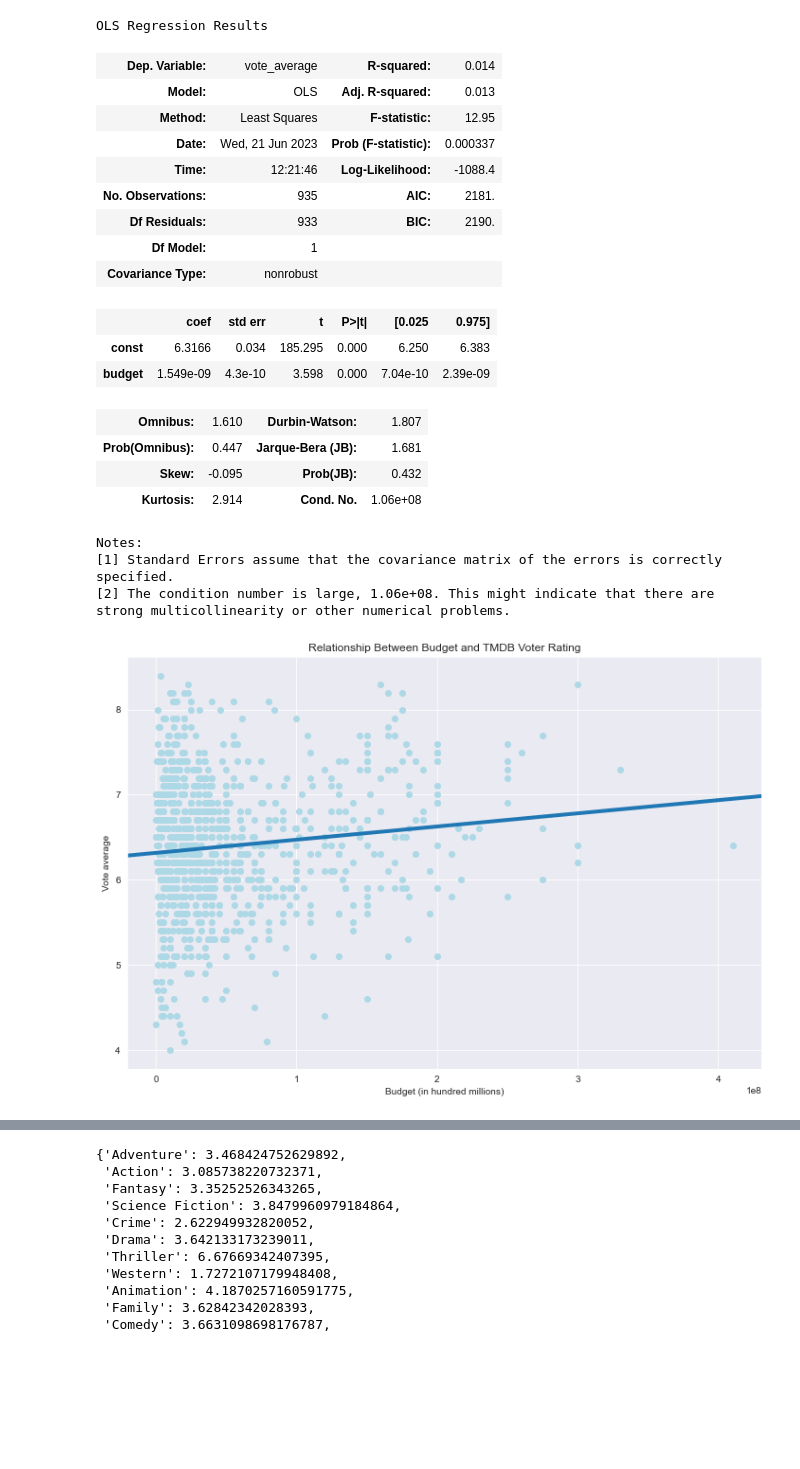
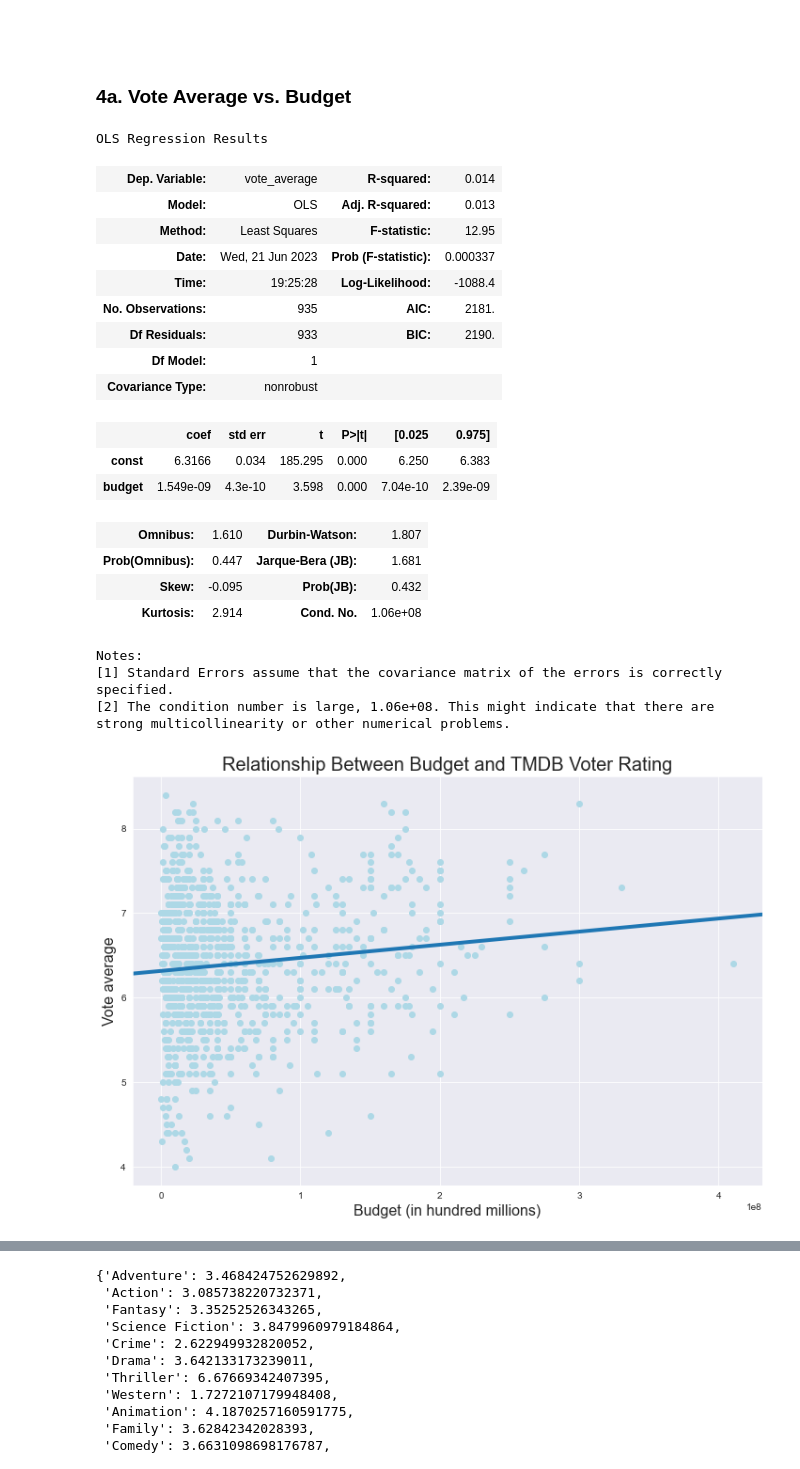
Before and after one commit to xuqc01/Movie-Data-Analysis, a Jupyter notebook: movie-data-analysis.ipynb, the cells around one changed output, grey strips where cells are left out. Drawn from its saved outputs; the diff is of its cells as text; code cells hidden in the pictures; blank space fills up the shorter version.

```diff
--- a/movie-data-analysis.ipynb
+++ b/movie-data-analysis.ipynb
@@ -124,10 +156,11 @@ columns_to_drop = ['index',
                     'movie',
                     'production_budget',
                     'foreign_gross',
-                    'death_year']
+                    'death_year',
+                    'original_language']
 movies.drop(columns_to_drop, axis=1, inplace=True)
 
 # Remove rows that have missing values
 movies.dropna(inplace=True)
-movies.info()
+movies.head()
 # %% [output]
@@ -155,3 +179,11 @@ memory usage: 109.6+ KB
+# %%
+# x, y, and title size for plotting
+title_size = 20
+label_size = 16
+# %% [markdown]
+##
+# %% [markdown]
+### 4a. Vote Average vs. Budget
 # %%
 budget = movies['budget']
 vote_average = movies['vote_average']
@@ -165,7 +197,7 @@ OLS Regression Results
 | Model: | OLS | Adj. R-squared: | 0.013 |
 | Method: | Least Squares | F-statistic: | 12.95 |
 | Date: | Wed, 21 Jun 2023 | Prob (F-statistic): | 0.000337 |
-| Time: | 12:21:46 | Log-Likelihood: | -1088.4 |
+| Time: | 19:25:28 | Log-Likelihood: | -1088.4 |
 | No. Observations: | 935 | AIC: | 2181. |
 | Df Residuals: | 933 | BIC: | 2190. |
 | Df Model: | 1 |  |  |
@@ -183,12 +215,12 @@ Notes:
 strong multicollinearity or other numerical problems.
 # %%
 # Plotting the vote_average vs. budget
-fig, ax=plt.subplots(figsize=(12,8))
+fig, ax = plt.subplots(figsize=(12,8))
 ax.scatter(budget, vote_average, color='lightblue')
-ax.set_xlabel('Budget (in hundred millions)')
-ax.set_ylabel('Vote average')
-ax.set_title('Relationship Between Budget and TMDB Voter Rating')
+ax.set_xlabel('Budget (in hundred millions)', fontsize=label_size)
+ax.set_ylabel('Vote average', fontsize=label_size)
+ax.set_title('Relationship Between Budget and TMDB Voter Rating', fontsize=title_size)
 sm.graphics.abline_plot(model_results=results, ax=ax, linewidth=4);
 # %% [output]
-[figure, old version]
+[figure, new version]
 # %% [markdown]
```
Also changed, not shown: parts of 54 cells of this notebook.
